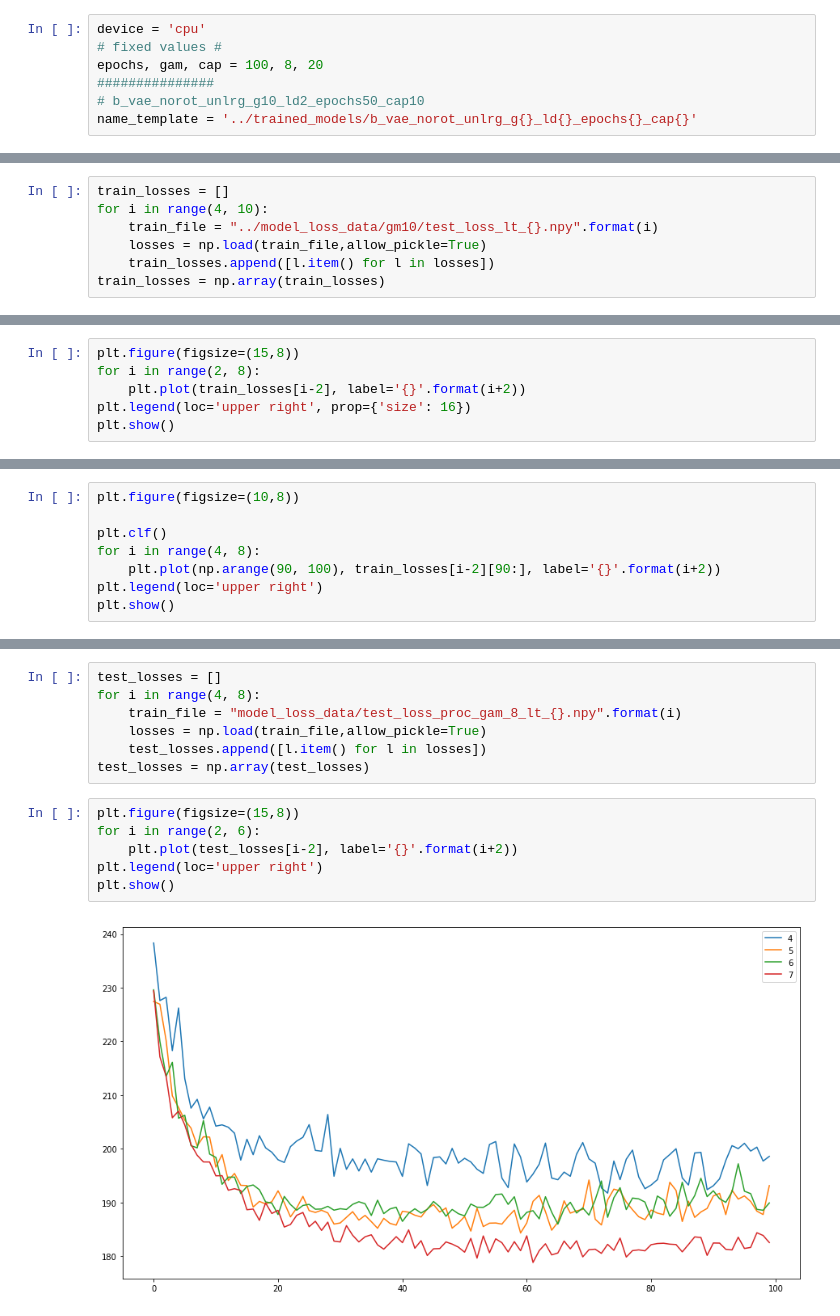
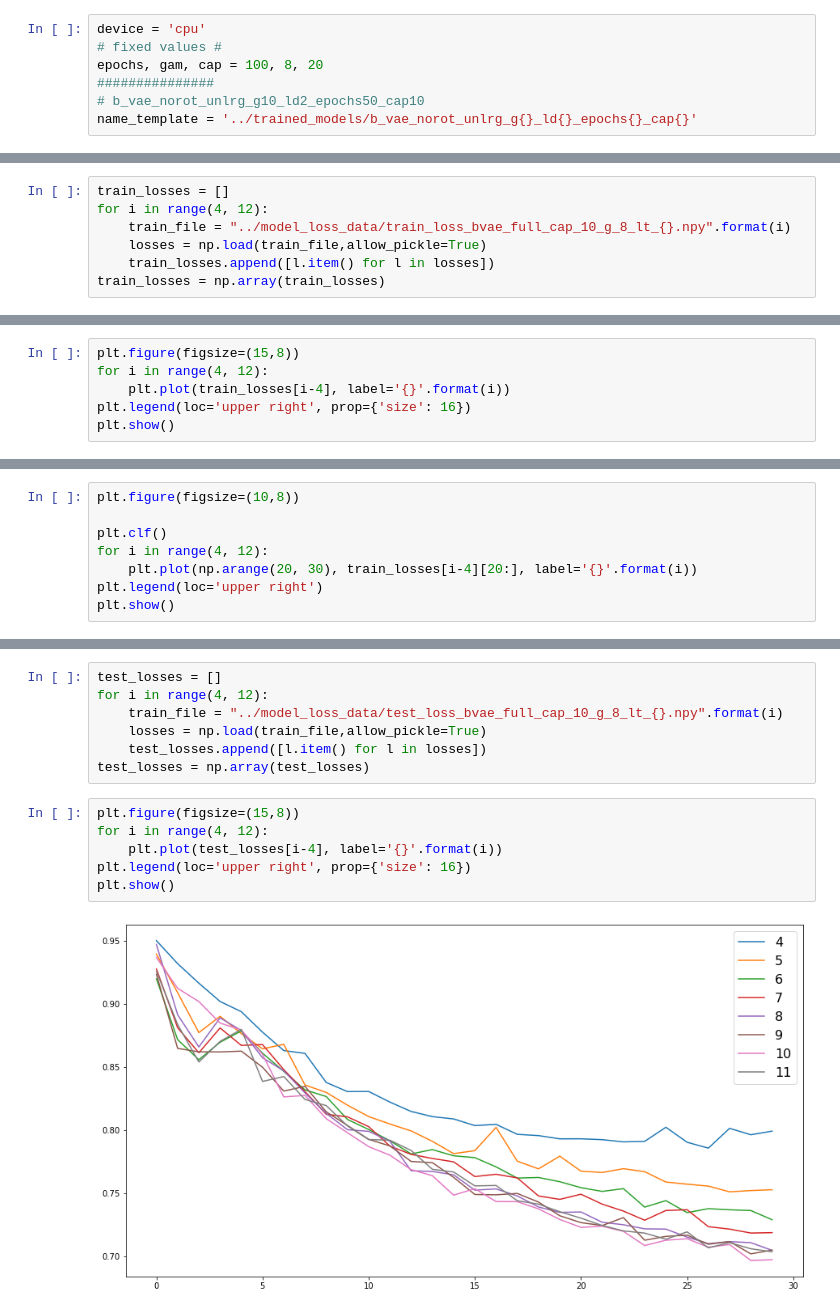
Before and after one commit to nottu/pytorch-autoencoder-tests, a Jupyter notebook: notebooks/b-vae_multi_values_test.ipynb, the cells around one changed output, grey strips where cells are left out. Saved outputs shown, nothing was run; the diff lists cells and outputs as text.

```diff
--- a/notebooks/b-vae_multi_values_test.ipynb
+++ b/notebooks/b-vae_multi_values_test.ipynb
@@ -154,7 +154,7 @@ for i in range(15):
 # %%
 train_losses = []
-for i in range(4, 10):
-    train_file = "../model_loss_data/gm10/test_loss_lt_{}.npy".format(i)
+for i in range(4, 12):
+    train_file = "../model_loss_data/train_loss_bvae_full_cap_10_g_8_lt_{}.npy".format(i)
     losses = np.load(train_file,allow_pickle=True)
     train_losses.append([l.item() for l in losses])
 train_losses = np.array(train_losses)
@@ -161,7 +165,7 @@ train_losses = np.array(train_losses)
 # %%
 plt.figure(figsize=(15,8))
-for i in range(2, 8):
-    plt.plot(train_losses[i-2], label='{}'.format(i+2))
+for i in range(4, 12):
+    plt.plot(train_losses[i-4], label='{}'.format(i))
 plt.legend(loc='upper right', prop={'size': 16})
 plt.show()
 # %% [output]
@@ -170,8 +174,8 @@ plt.show()
 plt.figure(figsize=(10,8))
 
 plt.clf()
-for i in range(4, 8):
-    plt.plot(np.arange(90, 100), train_losses[i-2][90:], label='{}'.format(i+2))
+for i in range(4, 12):
+    plt.plot(np.arange(20, 30), train_losses[i-4][20:], label='{}'.format(i))
 plt.legend(loc='upper right')
 plt.show()
 # %% [output]
@@ -179,18 +183,18 @@ plt.show()
 # %%
 test_losses = []
-for i in range(4, 8):
-    train_file = "model_loss_data/test_loss_proc_gam_8_lt_{}.npy".format(i)
+for i in range(4, 12):
+    train_file = "../model_loss_data/test_loss_bvae_full_cap_10_g_8_lt_{}.npy".format(i)
     losses = np.load(train_file,allow_pickle=True)
     test_losses.append([l.item() for l in losses])
 test_losses = np.array(test_losses)
 # %%
 plt.figure(figsize=(15,8))
-for i in range(2, 6):
-    plt.plot(test_losses[i-2], label='{}'.format(i+2))
-plt.legend(loc='upper right')
+for i in range(4, 12):
+    plt.plot(test_losses[i-4], label='{}'.format(i))
+plt.legend(loc='upper right', prop={'size': 16})
 plt.show()
 # %% [output]
-[figure, old version]
+[figure, new version]
 # %%
 plt.figure(figsize=(10,8))
 
```
Also changed, not shown: parts of 9 cells of this notebook, 37 other files.
